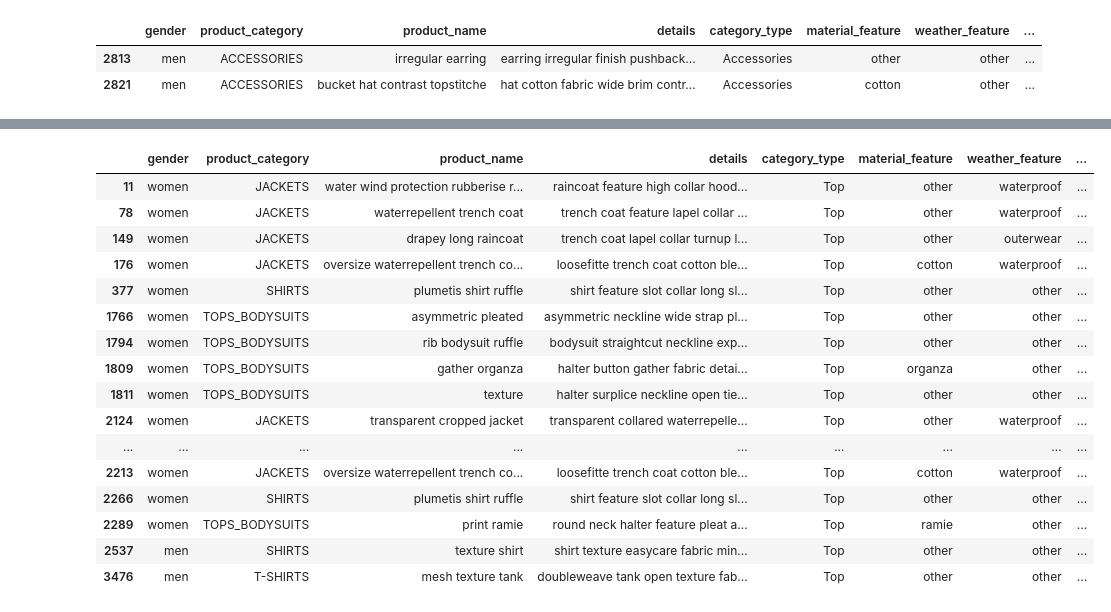
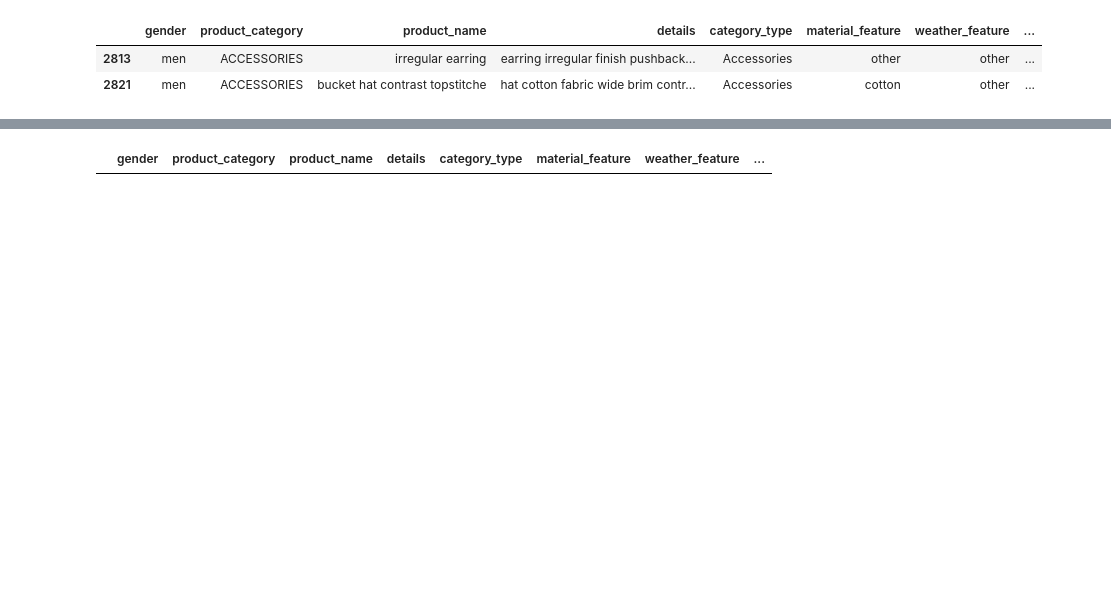
Before and after one commit to pawarsp/what-to-wear-today, a Jupyter notebook: clothes_classification.ipynb, the cells around one changed output, grey strips where cells are left out. Drawn from its saved outputs; the diff is of its cells as text; code cells hidden in the pictures; blank space fills up the shorter version.

Commit message:
Tried different hypothesis templates

```diff
--- a/clothes_classification.ipynb
+++ b/clothes_classification.ipynb
@@ -172,10 +172,10 @@ accessories_df.shape
 # %%
 #load the model
 import torch
-import transformers
+from transformers import pipeline
 import tensorflow as tf
 
-classifier = transformers.pipeline("zero-shot-classification", model="facebook/bart-large-mnli")
+classifier = pipeline("zero-shot-classification", model="facebook/bart-large-mnli")
 # %% [output]
 Device set to use cuda:0
 # %%
@@ -183,7 +183,7 @@ Device set to use cuda:0
 labels = ["5-10°C cold weather", "10-15°C cool weather", "15-20°C mild weather", "20-25°C warm weather", "25-30°C hot weather", "rain"]
 # %%
 #zero-shot-classification on accessories category
-accessories_df['text'] = accessories_df['product_name'] + ' ' + accessories_df['details'] + ' ' + accessories_df['material_feature'] + ' ' + accessories_df['weather_feature'] + ' ' + accessories_df['coverage_feature']
+accessories_df['text'] = accessories_df['product_name'] + ' ' + accessories_df['material_feature'] + ' ' + accessories_df['weather_feature'] + ' ' + accessories_df['coverage_feature']
 texts = accessories_df['text'].tolist()
 
 batch_size = 16
@@ -191,13 +191,15 @@ results = []
 
 for i in range(0, len(texts), batch_size):
     batch_texts = texts[i:i+batch_size]
-    batch_results = classifier(batch_texts, candidate_labels=labels)
+    batch_results = classifier(batch_texts, candidate_labels=labels,
+                               hypothesis_template="This outfit is designed to be worn in {} conditions.",
+                               multi_label=True)
 
     for item in batch_results:
         results.append(item['labels'][0])
 
 accessories_df['weather_label'] = results
-accessories_df
+accessories_df.head()
 # %% [output]
 |  | gender | product_category | product_name | details | category_type | material_feature | weather_feature | ... |
 | 3 | women | ACCESSORIES | crossbody bag | crossbody bag adjustable strap li... | Accessories | other | other | ... |
@@ -222,7 +217,7 @@ accessories_df[accessories_df['weather_label'] == labels[5]]
 #zero-shot-classification on shoes category
 shoes_df = shoes_df.fillna("").astype(str)
 
-shoes_df['text'] = shoes_df['product_name'] + ' ' + shoes_df['details'] + ' ' + shoes_df['material_feature'] + ' ' + shoes_df['weather_feature'] + ' ' + shoes_df['coverage_feature']
+shoes_df['text'] = shoes_df['product_name'] + ' ' + shoes_df['material_feature'] + ' ' + shoes_df['weather_feature'] + ' ' + shoes_df['coverage_feature']
 texts = shoes_df['text'].tolist()
 
 batch_size = 16
@@ -230,13 +225,15 @@ results = []
 
 for i in range(0, len(texts), batch_size):
     batch_texts = texts[i:i+batch_size]
-    batch_results = classifier(batch_texts, candidate_labels=labels)
+    batch_results = classifier(batch_texts, candidate_labels=labels,
+                               hypothesis_template="This outfit is designed to be worn in {} conditions.",
+                               multi_label=True)
 
     for item in batch_results:
         results.append(item['labels'][0])
 
 shoes_df['weather_label'] = results
-shoes_df
+shoes_df.head()
 # %% [output]
 |  | gender | product_category | product_name | details | category_type | material_feature | weather_feature | ... |
 | 15 | women | SHOES | ballet flat buckle | ballet flat buckle strap instep r... | Shoes | other | stretchy | ... |
@@ -275,7 +261,7 @@ shoes_df[shoes_df['weather_label'] == labels[5]]
 #zero-shot-classification on top category
 top_df = top_df.fillna("").astype(str)
 
-top_df['text'] = top_df['product_name'] + ' ' + top_df['details'] + ' ' + top_df['material_feature'] + ' ' + top_df['weather_feature'] + ' ' + top_df['coverage_feature']
+top_df['text'] = top_df['product_name'] + ' ' + top_df['material_feature'] + ' ' + top_df['weather_feature'] + ' ' + top_df['coverage_feature']
 texts = top_df['text'].tolist()
 
 batch_size = 16
@@ -283,13 +269,15 @@ results = []
 
 for i in range(0, len(texts), batch_size):
     batch_texts = texts[i:i+batch_size]
-    batch_results = classifier(batch_texts, candidate_labels=labels)
+    batch_results = classifier(batch_texts, candidate_labels=labels,
+                               hypothesis_template="This outfit is designed to be worn in {} conditions.",
+                               multi_label=True)
 
     for item in batch_results:
         results.append(item['labels'][0])
 
 top_df['weather_label'] = results
-top_df
+top_df.head()
 # %% [output]
 |  | gender | product_category | product_name | details | category_type | material_feature | weather_feature | ... |
 | 0 | women | JACKETS | oversize trench coat pocket | collared trench coat cotton blend... | Top | cotton | outerwear | ... |
@@ -307,23 +288,7 @@ top_df
 # %%
-top_df[top_df['weather_label'] == labels[5]]
+top_df[top_df['weather_label'] == labels[3]]
 # %% [output]
 |  | gender | product_category | product_name | details | category_type | material_feature | weather_feature | ... |
-| 11 | women | JACKETS | water wind protection rubberise r... | raincoat feature high collar hood... | Top | other | waterproof | ... |
-| 78 | women | JACKETS | waterrepellent trench coat | trench coat feature lapel collar ... | Top | other | waterproof | ... |
-| 149 | women | JACKETS | drapey long raincoat | trench coat lapel collar turnup l... | Top | other | outerwear | ... |
-| 176 | women | JACKETS | oversize waterrepellent trench co... | loosefitte trench coat cotton ble... | Top | cotton | waterproof | ... |
-| 377 | women | SHIRTS | plumetis shirt ruffle | shirt feature slot collar long sl... | Top | other | other | ... |
-| 1766 | women | TOPS_BODYSUITS | asymmetric pleated | asymmetric neckline wide strap pl... | Top | other | other | ... |
-| 1794 | women | TOPS_BODYSUITS | rib bodysuit ruffle | bodysuit straightcut neckline exp... | Top | other | other | ... |
-| 1809 | women | TOPS_BODYSUITS | gather organza | halter button gather fabric detai... | Top | organza | other | ... |
-| 1811 | women | TOPS_BODYSUITS | texture | halter surplice neckline open tie... | Top | other | other | ... |
-| 2124 | women | JACKETS | transparent cropped jacket | transparent collared waterrepelle... | Top | other | waterproof | ... |
-| ... | ... | ... | ... | ... | ... | ... | ... | ... |
-| 2213 | women | JACKETS | oversize waterrepellent trench co... | loosefitte trench coat cotton ble... | Top | cotton | waterproof | ... |
-| 2266 | women | SHIRTS | plumetis shirt ruffle | shirt feature slot collar long sl... | Top | other | other | ... |
-| 2289 | women | TOPS_BODYSUITS | print ramie | round neck halter feature pleat a... | Top | ramie | other | ... |
-| 2537 | men | SHIRTS | texture shirt | shirt texture easycare fabric min... | Top | other | other | ... |
-| 3476 | men | T-SHIRTS | mesh texture tank | doubleweave tank open texture fab... | Top | other | other | ... |
 # %%
 #zero-shot-classification on bottom category
 bottom_df = bottom_df.fillna("").astype(str)
```
Also changed, not shown: parts of 12 cells of this notebook.
